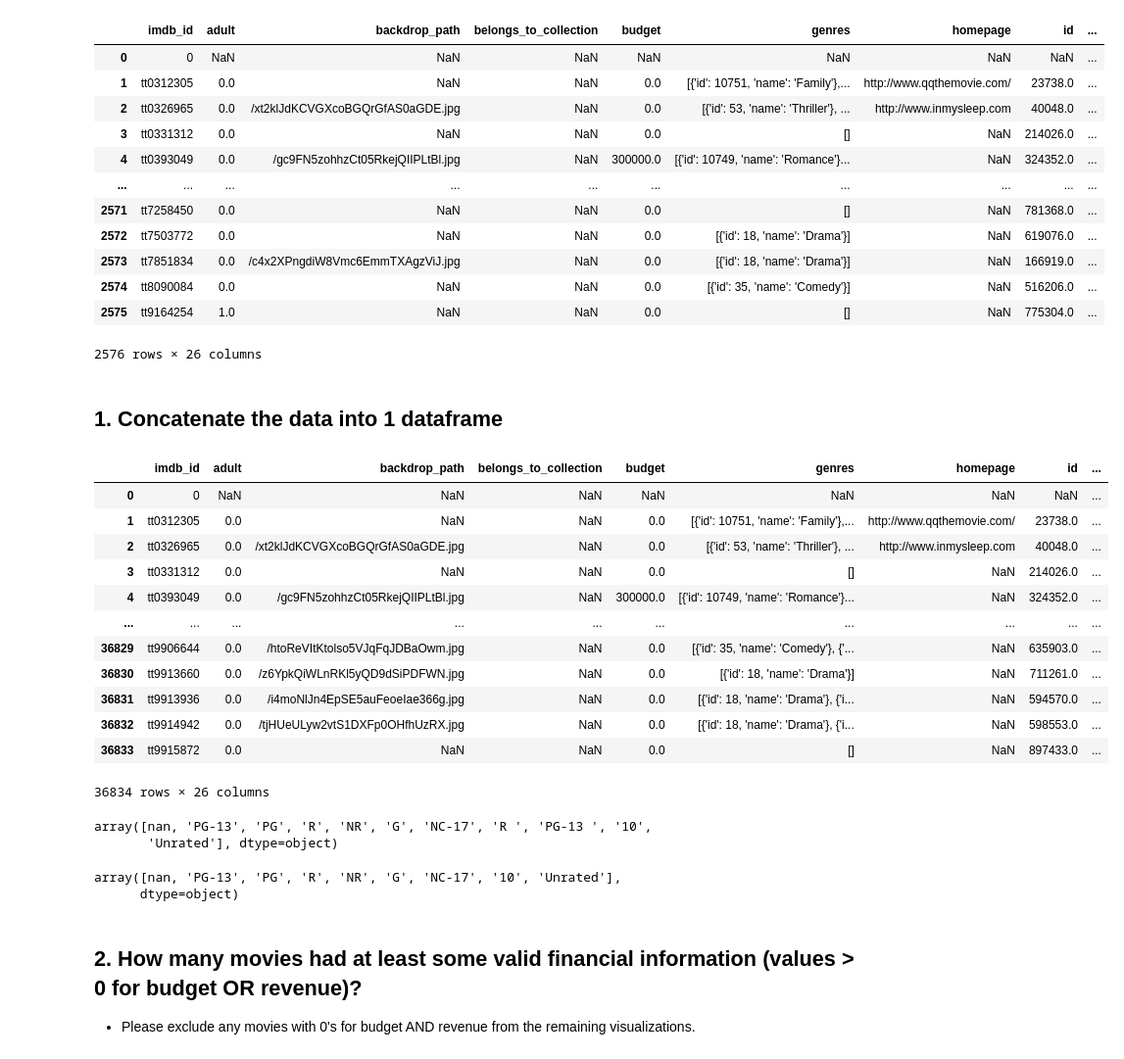
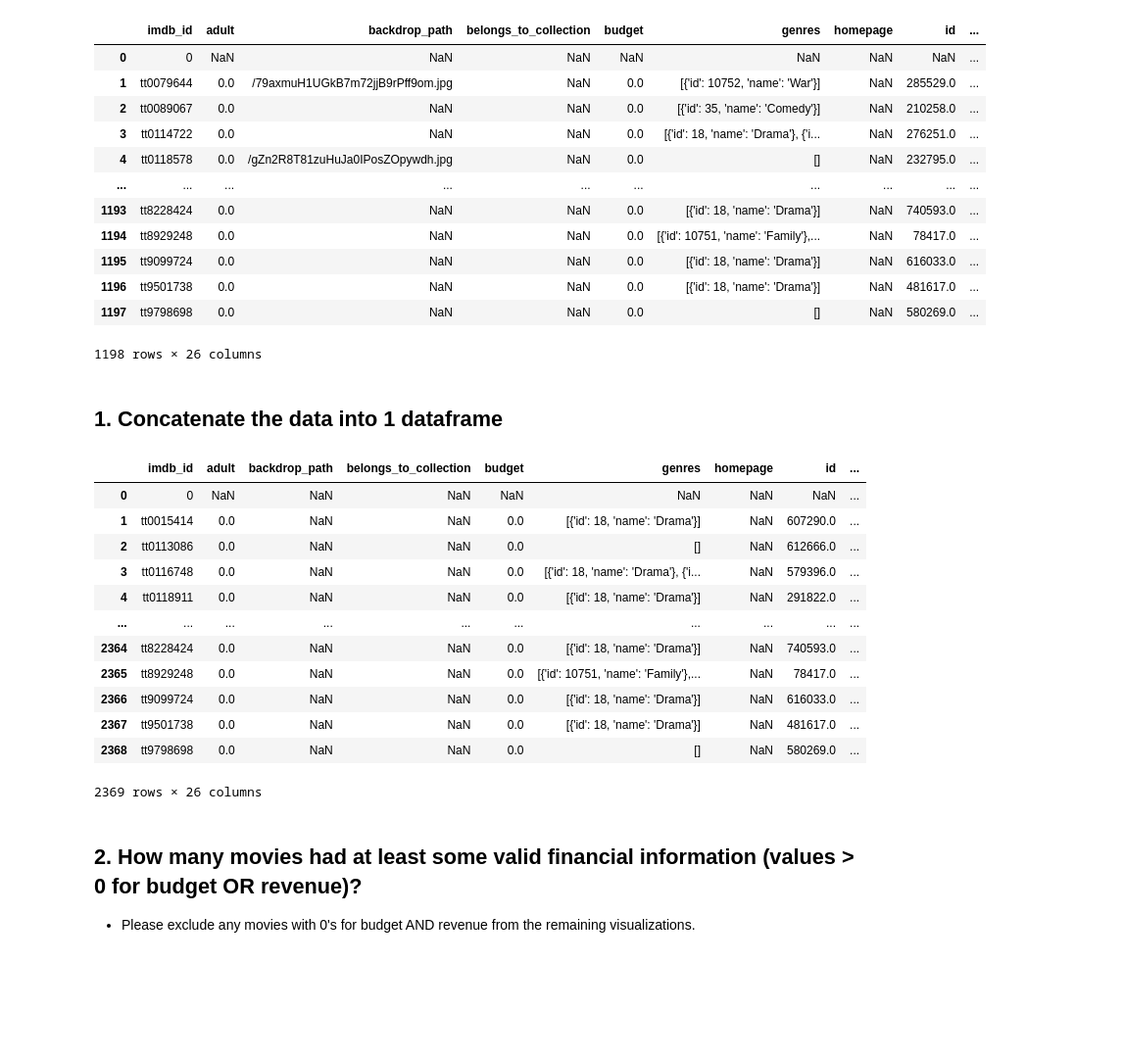
Before and after one commit to todebode/IMDB-Movies, a Jupyter notebook: Project 3 - Part 2 - Exploratory Data Analysis.ipynb, the cells around one changed output. Shown: that part at 98% size. Cells and saved outputs as stored; diff of their text form; code cells hidden in the pictures; blank space fills up the shorter version.

```diff
--- a/Project 3 - Part 2 - Exploratory Data Analysis.ipynb
+++ b/Project 3 - Part 2 - Exploratory Data Analysis.ipynb
@@ -15,13 +15,6 @@ import os, json, math, time
 from yelpapi import YelpAPI
 from tqdm.notebook import tqdm_notebook
 # %%
-tmd_2010 = pd.read_csv("Data2/final_tmdb_data_2010.csv.gz", low_memory = False)
-tmd_2011 = pd.read_csv("Data2/final_tmdb_data_2011.csv.gz", low_memory = False)
-tmd_2012 = pd.read_csv("Data2/final_tmdb_data_2012.csv.gz", low_memory = False)
-tmd_2013 = pd.read_csv("Data2/final_tmdb_data_2013.csv.gz", low_memory = False)
-tmd_2014 = pd.read_csv("Data2/final_tmdb_data_2014.csv.gz", low_memory = False)
-tmd_2015 = pd.read_csv("Data2/final_tmdb_data_2015.csv.gz", low_memory = False)
-tmd_2016 = pd.read_csv("Data2/final_tmdb_data_2016.csv.gz", low_memory = False)
-tmd_2017 = pd.read_csv("Data2/final_tmdb_data_2017.csv.gz", low_memory = False)
-tmd_2018 = pd.read_csv("Data2/final_tmdb_data_2018.csv.gz", low_memory = False)
-tmd_2019 = pd.read_csv("Data2/final_tmdb_data_2019.csv.gz", low_memory = False)
+tmd_2000 = pd.read_csv("Data/final_tmdb_data_2000.csv.gz", low_memory = False)
+tmd_2001 = pd.read_csv("Data/final_tmdb_data_2001.csv.gz", low_memory = False)
+tmd_2000
@@ -28,54 +35,40 @@ tmd_2019 = pd.read_csv("Data2/final_tmdb_data_2019.csv.gz", low_memory = False)
 # %%
-tmd_2010
+tmd_2001
 # %% [output]
 |  | imdb_id | adult | backdrop_path | belongs_to_collection | budget | genres | homepage | id | ... |
 | 0 | 0 | NaN | NaN | NaN | NaN | NaN | NaN | NaN | ... |
-| 1 | tt0312305 | 0.0 | NaN | NaN | 0.0 | [{'id': 10751, 'name': 'Family'},... | http://www.qqthemovie.com/ | 23738.0 | ... |
-| 2 | tt0326965 | 0.0 | /xt2klJdKCVGXcoBGQrGfAS0aGDE.jpg | NaN | 0.0 | [{'id': 53, 'name': 'Thriller'}, ... | http://www.inmysleep.com | 40048.0 | ... |
-| 3 | tt0331312 | 0.0 | NaN | NaN | 0.0 | [] | NaN | 214026.0 | ... |
-| 4 | tt0393049 | 0.0 | /gc9FN5zohhzCt05RkejQIIPLtBl.jpg | NaN | 300000.0 | [{'id': 10749, 'name': 'Romance'}... | NaN | 324352.0 | ... |
+| 1 | tt0079644 | 0.0 | /79axmuH1UGkB7m72jjB9rPff9om.jpg | NaN | 0.0 | [{'id': 10752, 'name': 'War'}] | NaN | 285529.0 | ... |
+| 2 | tt0089067 | 0.0 | NaN | NaN | 0.0 | [{'id': 35, 'name': 'Comedy'}] | NaN | 210258.0 | ... |
+| 3 | tt0114722 | 0.0 | NaN | NaN | 0.0 | [{'id': 18, 'name': 'Drama'}, {'i... | NaN | 276251.0 | ... |
+| 4 | tt0118578 | 0.0 | /gZn2R8T81zuHuJa0IPosZOpywdh.jpg | NaN | 0.0 | [] | NaN | 232795.0 | ... |
 | ... | ... | ... | ... | ... | ... | ... | ... | ... | ... |
-| 2571 | tt7258450 | 0.0 | NaN | NaN | 0.0 | [] | NaN | 781368.0 | ... |
-| 2572 | tt7503772 | 0.0 | NaN | NaN | 0.0 | [{'id': 18, 'name': 'Drama'}] | NaN | 619076.0 | ... |
-| 2573 | tt7851834 | 0.0 | /c4x2XPngdiW8Vmc6EmmTXAgzViJ.jpg | NaN | 0.0 | [{'id': 18, 'name': 'Drama'}] | NaN | 166919.0 | ... |
-| 2574 | tt8090084 | 0.0 | NaN | NaN | 0.0 | [{'id': 35, 'name': 'Comedy'}] | NaN | 516206.0 | ... |
-| 2575 | tt9164254 | 1.0 | NaN | NaN | 0.0 | [] | NaN | 775304.0 | ... |
+| 1193 | tt8228424 | 0.0 | NaN | NaN | 0.0 | [{'id': 18, 'name': 'Drama'}] | NaN | 740593.0 | ... |
+| 1194 | tt8929248 | 0.0 | NaN | NaN | 0.0 | [{'id': 10751, 'name': 'Family'},... | NaN | 78417.0 | ... |
+| 1195 | tt9099724 | 0.0 | NaN | NaN | 0.0 | [{'id': 18, 'name': 'Drama'}] | NaN | 616033.0 | ... |
+| 1196 | tt9501738 | 0.0 | NaN | NaN | 0.0 | [{'id': 18, 'name': 'Drama'}] | NaN | 481617.0 | ... |
+| 1197 | tt9798698 | 0.0 | NaN | NaN | 0.0 | [] | NaN | 580269.0 | ... |
-2576 rows × 26 columns
+1198 rows × 26 columns
 # %% [markdown]
 ## 1. Concatenate the data into 1 dataframe
 # %%
 ## Concatenate the data into 1 dataframe.
-tmd_movies = pd.concat([tmd_2010, tmd_2011, tmd_2012, tmd_2013, tmd_2014,
-                        tmd_2015, tmd_2016, tmd_2017, tmd_2018, tmd_2019],
+tmd_movies = pd.concat([tmd_2000, tmd_2001],
                       ignore_index=True)
 display(tmd_movies)
 # %% [output]
 |  | imdb_id | adult | backdrop_path | belongs_to_collection | budget | genres | homepage | id | ... |
 | 0 | 0 | NaN | NaN | NaN | NaN | NaN | NaN | NaN | ... |
-| 1 | tt0312305 | 0.0 | NaN | NaN | 0.0 | [{'id': 10751, 'name': 'Family'},... | http://www.qqthemovie.com/ | 23738.0 | ... |
-| 2 | tt0326965 | 0.0 | /xt2klJdKCVGXcoBGQrGfAS0aGDE.jpg | NaN | 0.0 | [{'id': 53, 'name': 'Thriller'}, ... | http://www.inmysleep.com | 40048.0 | ... |
-| 3 | tt0331312 | 0.0 | NaN | NaN | 0.0 | [] | NaN | 214026.0 | ... |
-| 4 | tt0393049 | 0.0 | /gc9FN5zohhzCt05RkejQIIPLtBl.jpg | NaN | 300000.0 | [{'id': 10749, 'name': 'Romance'}... | NaN | 324352.0 | ... |
+| 1 | tt0015414 | 0.0 | NaN | NaN | 0.0 | [{'id': 18, 'name': 'Drama'}] | NaN | 607290.0 | ... |
+| 2 | tt0113086 | 0.0 | NaN | NaN | 0.0 | [] | NaN | 612666.0 | ... |
+| 3 | tt0116748 | 0.0 | NaN | NaN | 0.0 | [{'id': 18, 'name': 'Drama'}, {'i... | NaN | 579396.0 | ... |
+| 4 | tt0118911 | 0.0 | NaN | NaN | 0.0 | [{'id': 18, 'name': 'Drama'}] | NaN | 291822.0 | ... |
 | ... | ... | ... | ... | ... | ... | ... | ... | ... | ... |
-| 36829 | tt9906644 | 0.0 | /htoReVItKtolso5VJqFqJDBaOwm.jpg | NaN | 0.0 | [{'id': 35, 'name': 'Comedy'}, {'... | NaN | 635903.0 | ... |
-| 36830 | tt9913660 | 0.0 | /z6YpkQiWLnRKl5yQD9dSiPDFWN.jpg | NaN | 0.0 | [{'id': 18, 'name': 'Drama'}] | NaN | 711261.0 | ... |
-| 36831 | tt9913936 | 0.0 | /i4moNlJn4EpSE5auFeoeIae366g.jpg | NaN | 0.0 | [{'id': 18, 'name': 'Drama'}, {'i... | NaN | 594570.0 | ... |
-| 36832 | tt9914942 | 0.0 | /tjHUeULyw2vtS1DXFp0OHfhUzRX.jpg | NaN | 0.0 | [{'id': 18, 'name': 'Drama'}, {'i... | NaN | 598553.0 | ... |
-| 36833 | tt9915872 | 0.0 | NaN | NaN | 0.0 | [] | NaN | 897433.0 | ... |
+| 2364 | tt8228424 | 0.0 | NaN | NaN | 0.0 | [{'id': 18, 'name': 'Drama'}] | NaN | 740593.0 | ... |
+| 2365 | tt8929248 | 0.0 | NaN | NaN | 0.0 | [{'id': 10751, 'name': 'Family'},... | NaN | 78417.0 | ... |
+| 2366 | tt9099724 | 0.0 | NaN | NaN | 0.0 | [{'id': 18, 'name': 'Drama'}] | NaN | 616033.0 | ... |
+| 2367 | tt9501738 | 0.0 | NaN | NaN | 0.0 | [{'id': 18, 'name': 'Drama'}] | NaN | 481617.0 | ... |
+| 2368 | tt9798698 | 0.0 | NaN | NaN | 0.0 | [] | NaN | 580269.0 | ... |
-36834 rows × 26 columns
+2369 rows × 26 columns
-# %%
-tmd_movies['certification'].unique()
-# %% [output]
-array([nan, 'PG-13', 'PG', 'R', 'NR', 'G', 'NC-17', 'R ', 'PG-13 ', '10',
-       'Unrated'], dtype=object)
-# %%
-# The following code for replacing multiple characters at once was adapted from:
-# https://www.geeksforgeeks.org/python-replace-multiple-characters-at-once/
-tmd_movies['certification'] = tmd_movies['certification'].replace('R ','R').replace('PG-13 ', 'PG-13')
-tmd_movies['certification'].unique()
-# %% [output]
-array([nan, 'PG-13', 'PG', 'R', 'NR', 'G', 'NC-17', '10', 'Unrated'],
-      dtype=object)
 # %% [markdown]
 ## 2. How many movies had at least some valid financial information (values > 0 for budget OR revenue)?
 
```
Also changed, not shown: parts of 10 cells of this notebook, 2 other files.
